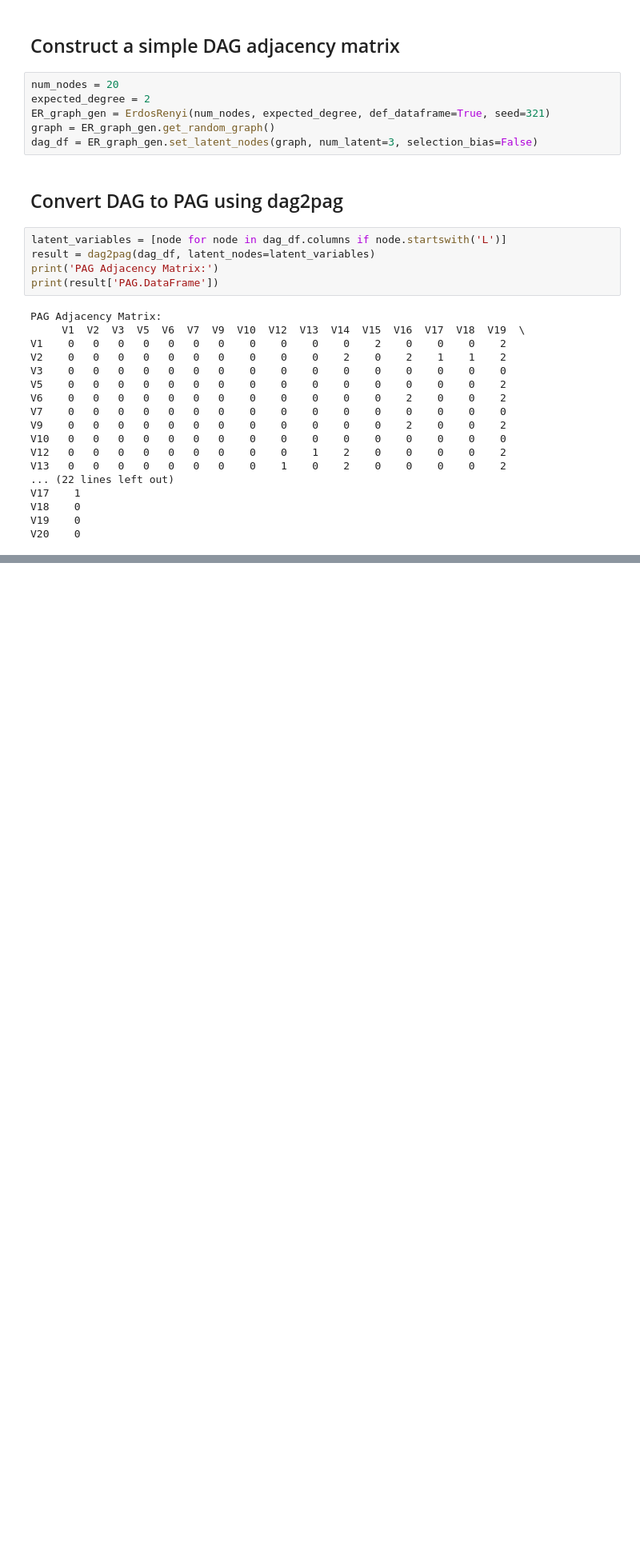
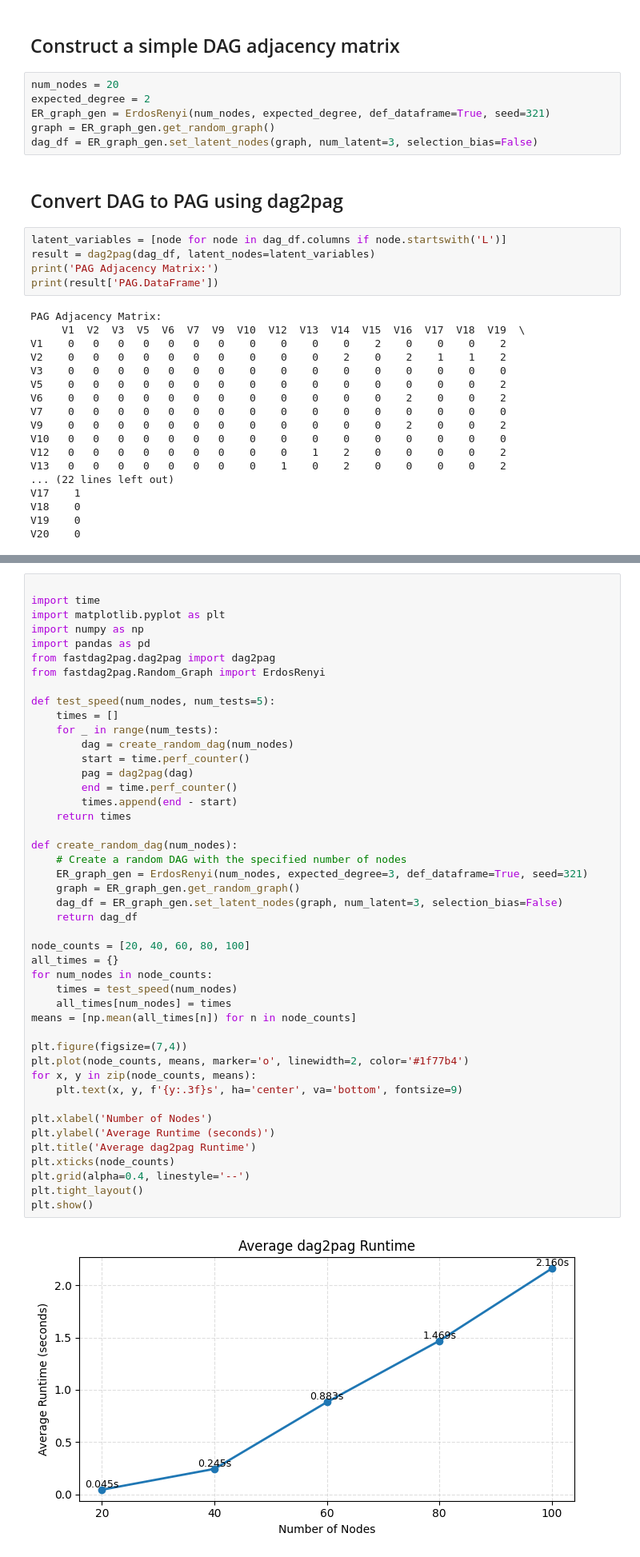
Before and after one commit to zhengli0060/FastDAG2PAG-python, a Jupyter notebook: example_dag2pag.ipynb, the cells around one changed output, grey strips where cells are left out. Shown at 80% size. Saved outputs shown, nothing was run; the diff lists cells and outputs as text; blank space fills up the shorter version.

```diff
--- a/example_dag2pag.ipynb
+++ b/example_dag2pag.ipynb
@@ -56,0 +59,47 @@ display(Image(png_bytes))
+# %%
+
+import time
+import matplotlib.pyplot as plt
+import numpy as np
+import pandas as pd
+from fastdag2pag.dag2pag import dag2pag
+from fastdag2pag.Random_Graph import ErdosRenyi
+
+def test_speed(num_nodes, num_tests=5):
+    times = []
+    for _ in range(num_tests):
+        dag = create_random_dag(num_nodes)
+        start = time.perf_counter()
+        pag = dag2pag(dag)
+        end = time.perf_counter()
+        times.append(end - start)
+    return times
+
+def create_random_dag(num_nodes):
+    # Create a random DAG with the specified number of nodes
+    ER_graph_gen = ErdosRenyi(num_nodes, expected_degree=3, def_dataframe=True, seed=321)
+    graph = ER_graph_gen.get_random_graph()
+    dag_df = ER_graph_gen.set_latent_nodes(graph, num_latent=3, selection_bias=False)
+    return dag_df
+
+node_counts = [20, 40, 60, 80, 100]
+all_times = {}
+for num_nodes in node_counts:
+    times = test_speed(num_nodes)
+    all_times[num_nodes] = times
+means = [np.mean(all_times[n]) for n in node_counts]
+
+plt.figure(figsize=(7,4))
+plt.plot(node_counts, means, marker='o', linewidth=2, color='#1f77b4')
+for x, y in zip(node_counts, means):
+    plt.text(x, y, f'{y:.3f}s', ha='center', va='bottom', fontsize=9)
+
+plt.xlabel('Number of Nodes')
+plt.ylabel('Average Runtime (seconds)')
+plt.title('Average dag2pag Runtime')
+plt.xticks(node_counts)
+plt.grid(alpha=0.4, linestyle='--')
+plt.tight_layout()
+plt.show()
+# %% [output]
+[figure, added]
```
Also changed, not shown: parts of 3 cells of this notebook, 3 other files.
